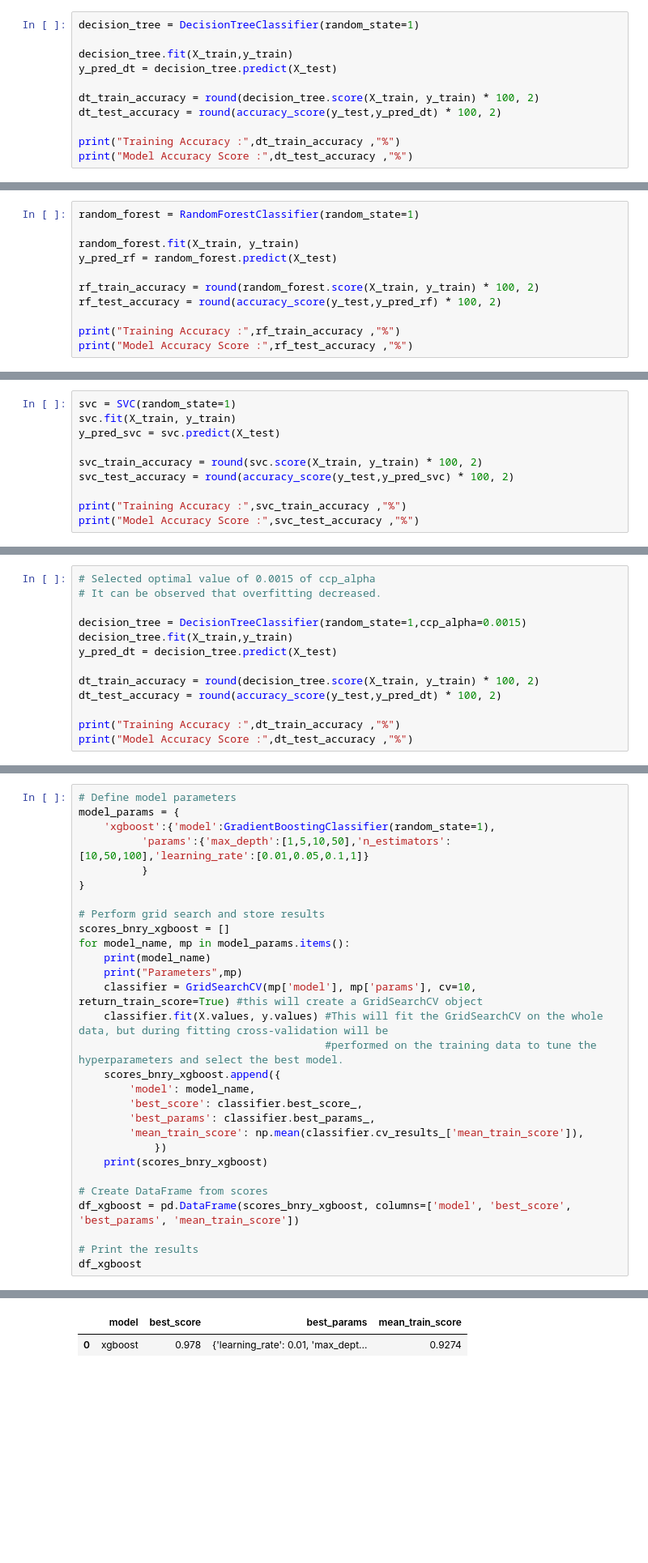
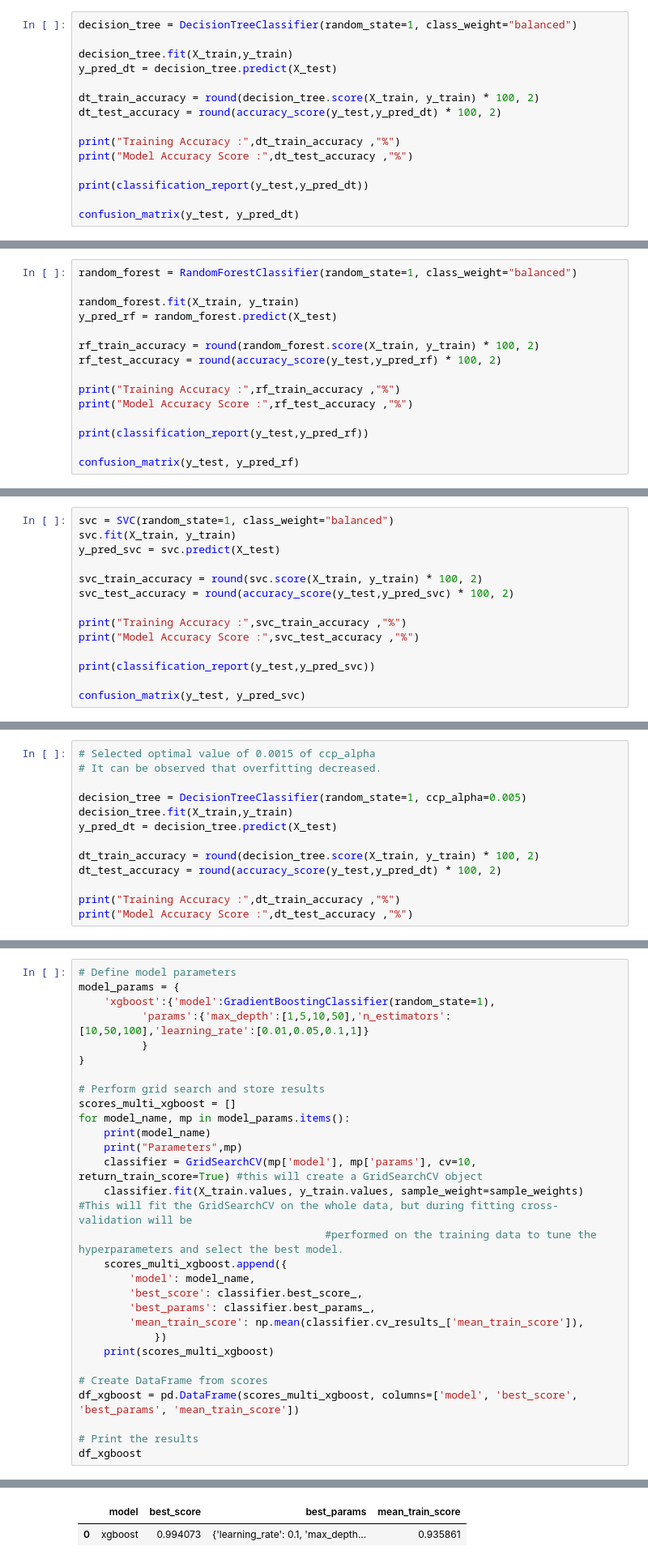
Before and after one commit to Subhigupta/Data-Driven-Predictive-Maintenance-using-ML, a Jupyter notebook: Multinominal Classification.ipynb, the cells around one changed output, grey strips where cells are left out. Shown at 81% size. Saved outputs shown, nothing was run; the diff lists cells and outputs as text; blank space fills up the shorter version.

```diff
--- a/Multinominal Classification.ipynb
+++ b/Multinominal Classification.ipynb
@@ -431,7 +491,7 @@ Logistic Regression Test Accuracy : 97.2 %
 # %% [markdown]
 #### Decision Tree
 # %%
-decision_tree = DecisionTreeClassifier(random_state=1)
+decision_tree = DecisionTreeClassifier(random_state=1, class_weight="balanced")
 
 decision_tree.fit(X_train,y_train)
 y_pred_dt = decision_tree.predict(X_test)
@@ -441,5 +501,9 @@ dt_test_accuracy = round(accuracy_score(y_test,y_pred_dt) * 100, 2)
 
 print("Training Accuracy :",dt_train_accuracy ,"%")
 print("Model Accuracy Score :",dt_test_accuracy ,"%")
+
+print(classification_report(y_test,y_pred_dt))
+
+confusion_matrix(y_test, y_pred_dt)
 # %% [output]
 Training Accuracy : 100.0 %
@@ -447,7 +529,7 @@ Model Accuracy Score : 97.7 %
 # %% [markdown]
 #### Random Forest
 # %%
-random_forest = RandomForestClassifier(random_state=1)
+random_forest = RandomForestClassifier(random_state=1, class_weight="balanced")
 
 random_forest.fit(X_train, y_train)
 y_pred_rf = random_forest.predict(X_test)
@@ -457,5 +539,9 @@ rf_test_accuracy = round(accuracy_score(y_test,y_pred_rf) * 100, 2)
 
 print("Training Accuracy :",rf_train_accuracy ,"%")
 print("Model Accuracy Score :",rf_test_accuracy ,"%")
+
+print(classification_report(y_test,y_pred_rf))
+
+confusion_matrix(y_test, y_pred_rf)
 # %% [output]
 Training Accuracy : 100.0 %
@@ -463,7 +567,7 @@ Model Accuracy Score : 98.37 %
 # %% [markdown]
 #### SVC
 # %%
-svc = SVC(random_state=1)
+svc = SVC(random_state=1, class_weight="balanced")
 svc.fit(X_train, y_train)
 y_pred_svc = svc.predict(X_test)
 
@@ -472,4 +576,8 @@ svc_test_accuracy = round(accuracy_score(y_test,y_pred_svc) * 100, 2)
 
 print("Training Accuracy :",svc_train_accuracy ,"%")
 print("Model Accuracy Score :",svc_test_accuracy ,"%")
+
+print(classification_report(y_test,y_pred_svc))
+
+confusion_matrix(y_test, y_pred_svc)
 # %% [output]
@@ -561,7 +688,7 @@ plt.show()
 # Selected optimal value of 0.0015 of ccp_alpha
 # It can be observed that overfitting decreased.
 
-decision_tree = DecisionTreeClassifier(random_state=1,ccp_alpha=0.0015)
+decision_tree = DecisionTreeClassifier(random_state=1, ccp_alpha=0.005)
 decision_tree.fit(X_train,y_train)
 y_pred_dt = decision_tree.predict(X_test)
 
@@ -806,23 +931,23 @@ model_params = {
 }
 
 # Perform grid search and store results
-scores_bnry_xgboost = []
+scores_multi_xgboost = []
 for model_name, mp in model_params.items():
     print(model_name)
     print("Parameters",mp)
     classifier = GridSearchCV(mp['model'], mp['params'], cv=10, return_train_score=True) #this will create a GridSearchCV object
-    classifier.fit(X.values, y.values) #This will fit the GridSearchCV on the whole data, but during fitting cross-validation will be
+    classifier.fit(X_train.values, y_train.values, sample_weight=sample_weights) #This will fit the GridSearchCV on the whole data, but during fitting cross-validation will be
                                        #performed on the training data to tune the hyperparameters and select the best model.
-    scores_bnry_xgboost.append({
+    scores_multi_xgboost.append({
         'model': model_name,
         'best_score': classifier.best_score_,
         'best_params': classifier.best_params_,
         'mean_train_score': np.mean(classifier.cv_results_['mean_train_score']),
             })
-    print(scores_bnry_xgboost)
+    print(scores_multi_xgboost)
 
 # Create DataFrame from scores
-df_xgboost = pd.DataFrame(scores_bnry_xgboost, columns=['model', 'best_score', 'best_params', 'mean_train_score'])
+df_xgboost = pd.DataFrame(scores_multi_xgboost, columns=['model', 'best_score', 'best_params', 'mean_train_score'])
 
 # Print the results
 df_xgboost
@@ -833,2 +958,2 @@ Parameters {'model': GradientBoostingClassifier(random_state=1), 'params': {'max
 |  | model | best_score | best_params | mean_train_score |
-| 0 | xgboost | 0.978 | {'learning_rate': 0.01, 'max_dept... | 0.9274 |
+| 0 | xgboost | 0.994073 | {'learning_rate': 0.1, 'max_depth... | 0.935861 |
```
Also changed, not shown: parts of 68 cells of this notebook.
